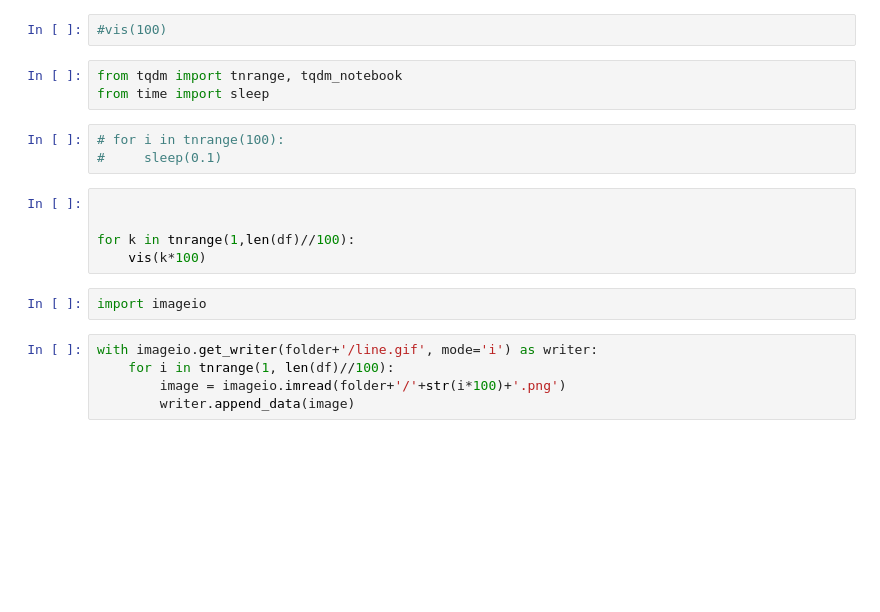
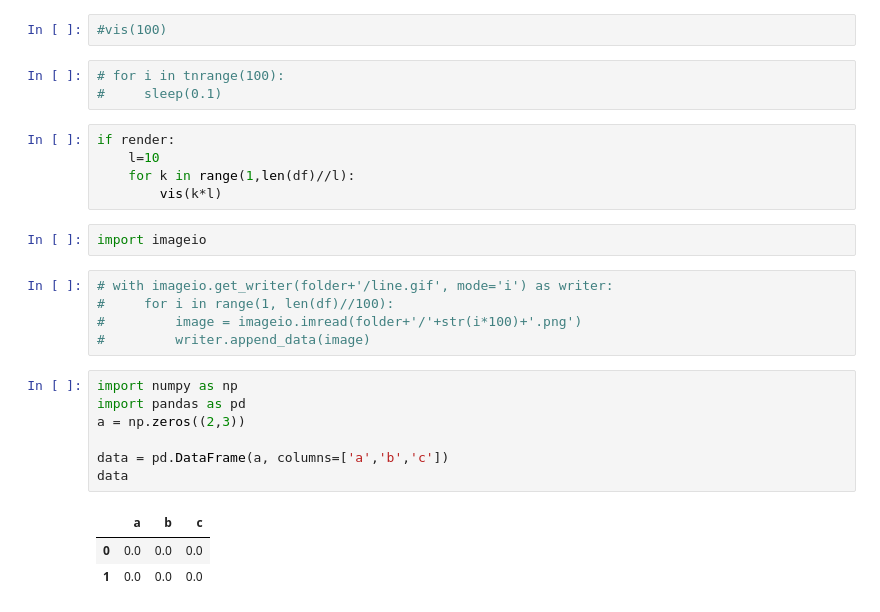
Before and after one commit to jnash10/PCA, a Jupyter notebook: check.ipynb, the cells around one changed output. Saved outputs shown, nothing was run; the diff lists cells and outputs as text; blank space fills up the shorter version.

```diff
--- a/check.ipynb
+++ b/check.ipynb
@@ -170,20 +280,28 @@ def vis(k):
 # %%
 #vis(100)
-# %%
-from tqdm import tnrange, tqdm_notebook
-from time import sleep
 # %%
 # for i in tnrange(100):
 #     sleep(0.1)
 # %%
-
-
-for k in tnrange(1,len(df)//100):
-    vis(k*100)
+if render:
+    l=10
+    for k in range(1,len(df)//l):
+        vis(k*l)
 # %%
 import imageio
 # %%
-with imageio.get_writer(folder+'/line.gif', mode='i') as writer:
-    for i in tnrange(1, len(df)//100):
-        image = imageio.imread(folder+'/'+str(i*100)+'.png')
-        writer.append_data(image)
+# with imageio.get_writer(folder+'/line.gif', mode='i') as writer:
+#     for i in range(1, len(df)//100):
+#         image = imageio.imread(folder+'/'+str(i*100)+'.png')
+#         writer.append_data(image)
+# %%
+import numpy as np
+import pandas as pd
+a = np.zeros((2,3))
+
+data = pd.DataFrame(a, columns=['a','b','c'])
+data
+# %% [output]
+|  | a | b | c |
+| 0 | 0.0 | 0.0 | 0.0 |
+| 1 | 0.0 | 0.0 | 0.0 |
```
Also changed, not shown: parts of 27 cells of this notebook, 22 other files.
